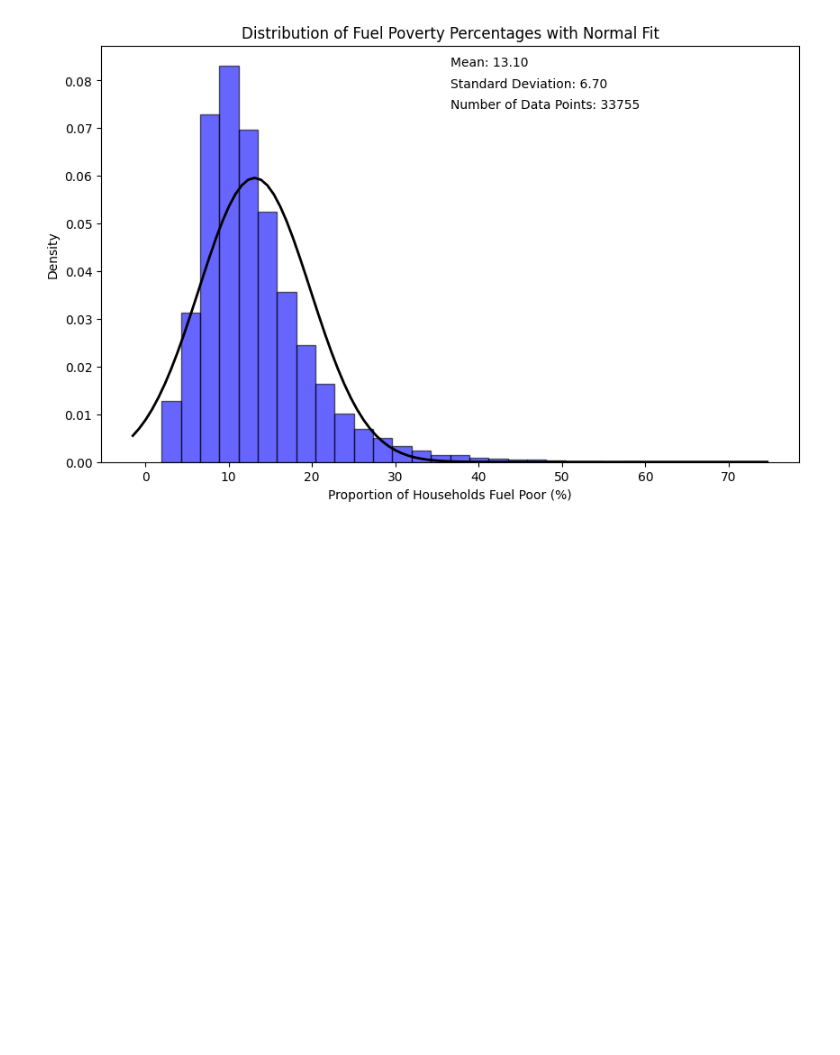
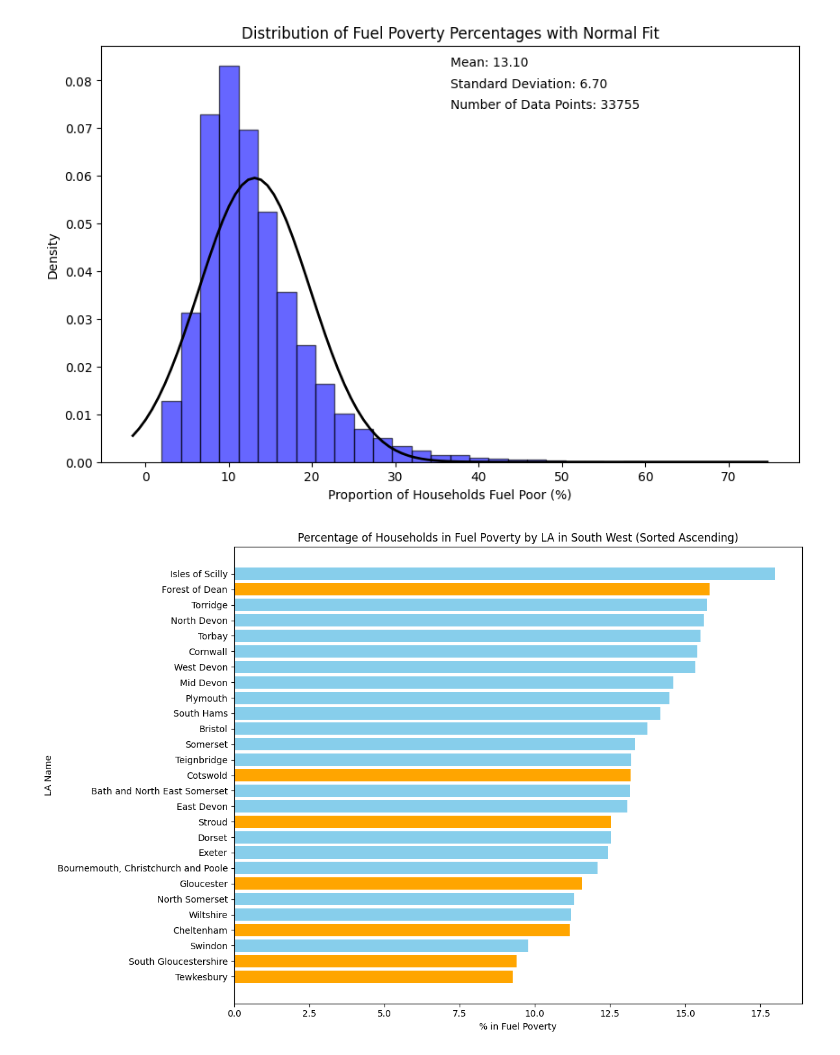
Before and after one commit to Tom-Yuen/TomY_Little_Projects, a Jupyter notebook: UK_Fuel_Poverty_2024.ipynb, the cells around one changed output. Cells and saved outputs as stored; diff of their text form; code cells hidden in the pictures; blank space fills up the shorter version.

```diff
--- a/UK_Fuel_Poverty_2024.ipynb
+++ b/UK_Fuel_Poverty_2024.ipynb
@@ -176,3 +176,42 @@ plt.text(0.5, 0.85, f'Number of Data Points: {len(fuel_poor_percentages)}', tran
 plt.show()
 # %% [output]
 [figure]
+# %%
+# prompt: from df get all with Region = South West, then groupby LA Name, add up Number of households and Number of households in fuel poverty, respectively
+# then calculate % in fuel poverty
+# finally generate a chart, and sorted by %, and highlight Cotswold, Forest of Dean, Gloucester, Cheltenham, Stroud, South Gloucestershire, Tewkesbury in orange
+
+import matplotlib.pyplot as plt
+# Filter for South West region
+south_west_df = df[df['Region'] == 'South West']
+
+# Group by LA Name and sum relevant columns
+grouped_sw_df = south_west_df.groupby("LA Name").agg({
+    "Number of households": "sum",
+    "Number of households in fuel poverty": "sum"
+}).reset_index()
+
+# Calculate % in fuel poverty
+grouped_sw_df["% in fuel poverty"] = (grouped_sw_df["Number of households in fuel poverty"] / grouped_sw_df["Number of households"]) * 100
+
+# Sort by % in fuel poverty
+sorted_sw_df = grouped_sw_df.sort_values(by='% in fuel poverty')
+
+# Highlight specific LAs
+highlight_las = ['Cotswold', 'Forest of Dean', 'Gloucester', 'Cheltenham', 'Stroud', 'South Gloucestershire', 'Tewkesbury']
+colors = ['orange' if la in highlight_las else 'skyblue' for la in sorted_sw_df['LA Name']]
+
+# Plot the bar chart
+plt.figure(figsize=(12, 8))
+plt.barh(sorted_sw_df['LA Name'], sorted_sw_df['% in fuel poverty'], color=colors)
+
+# Add labels and title
+plt.xlabel('% in Fuel Poverty')
+plt.ylabel('LA Name')
+plt.title('Percentage of Households in Fuel Poverty by LA in South West (Sorted Ascending)')
+plt.tight_layout()
+
+# Show the plot
+plt.show()
+# %% [output]
+[figure, added]
```
